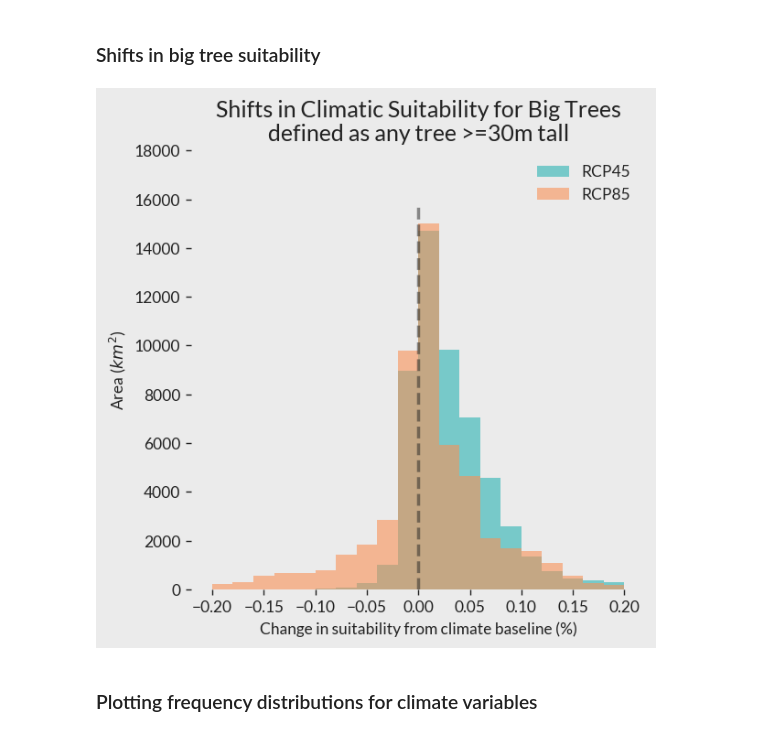
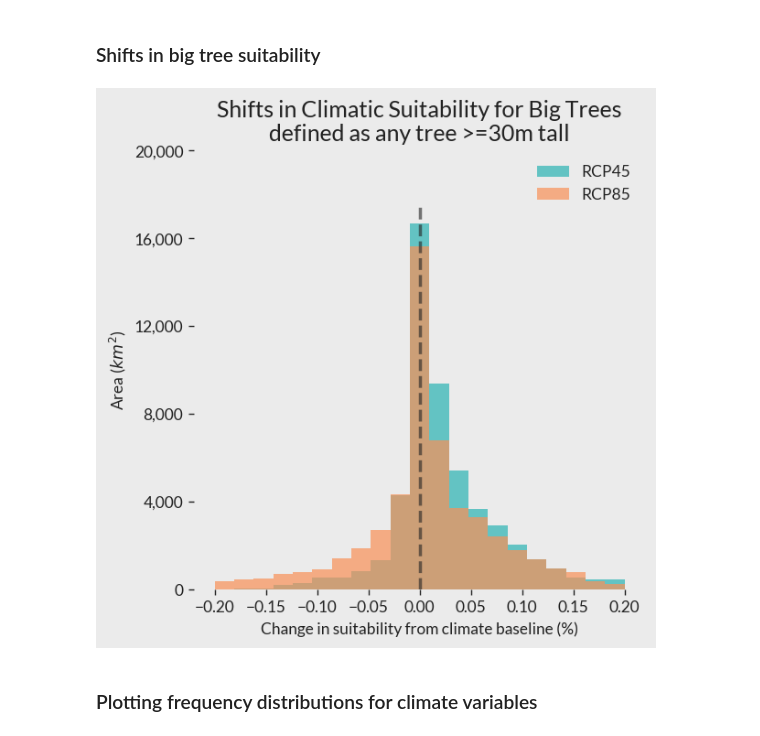
Before and after one commit to forestobservatory/cfo-big-trees, a Jupyter notebook: notebooks/ModelClimateScenarios.ipynb, the cells around one changed output. Saved outputs shown, nothing was run; the diff lists cells and outputs as text; code cells hidden in the pictures.

```diff
--- a/notebooks/ModelClimateScenarios.ipynb
+++ b/notebooks/ModelClimateScenarios.ipynb
@@ -148,6 +149,6 @@ Bias AUC score: 0.987
 # %%
 # apply the model to visualize
-rerun = True
+rerun = False
 bias_raster = join(models, "bias_raster.tif")
 if rerun:
     ela.apply_model_to_rasters(bias_model, [disturbanceMgmt, disturbanceFire], bias_raster)
@@ -169,7 +174,7 @@ kfold = model_selection.StratifiedKFold(n_folds)
 for fold, (train, test) in enumerate(kfold.split(x, y)):
     xtrain, xtest = x[train], x[test]
     ytrain, ytest = y[train], y[test]
-    model = ela.MaxentModel()
+    model = ela.MaxentModel(use_sklearn=True, convergence_tolerance=1e-5)
     model.fit(xtrain, ytrain)
     ypred = model.predict(xtest)
     auc = metrics.roc_auc_score(ytest, ypred)
@@ -189,0 +195,15 @@ Fold 4 AUC: 0.821
+# %%
+# checkerboard split using a 10km grid
+sampled["presence"] = 0
+sampled["presence"][sampled["canopyHeight"] > big_thresh] = 1
+train, test = ela.checkerboard_split(sampled, grid_size=10_000)
+xtrain = train[climateVars].to_numpy()
+xtest = test[climateVars].to_numpy()
+ytrain = train['presence'].astype('uint8').to_numpy().flatten()
+ytest = test['presence'].astype('uint8').to_numpy().flatten()
+
+model = ela.MaxentModel(use_sklearn=True, convergence_tolerance=1e-5)
+model.fit(xtrain, ytrain)
+ypred = model.predict(xtest)
+auc = metrics.roc_auc_score(ytest, ypred)
+print(f"Test AUC: {auc:0.3f}")
@@ -215,9 +250,9 @@ if rerun:
         rcp45_raster = join(models, f"ecoregion_model_rcp45_{fold}.tif")
         rcp85_raster = join(models, f"ecoregion_model_rcp85_{fold}.tif")
 
-        ela.apply_model_to_rasters(model, climate2006, current_raster)
-        ela.apply_model_to_rasters(model, climatercp45, rcp45_raster)
-        ela.apply_model_to_rasters(model, climatercp85, rcp85_raster)
+        ela.apply_model_to_rasters(model, climate2006, current_raster, quiet=True)
+        ela.apply_model_to_rasters(model, climatercp45, rcp45_raster, quiet=True)
+        ela.apply_model_to_rasters(model, climatercp85, rcp85_raster, quiet=True)
 
         # read the data into memory
         with rio.open(current_raster, 'r') as c, rio.open(rcp45_raster, 'r') as r45, rio.open(rcp85_raster, 'r') as r85:
@@ -265,34 +300,37 @@ if rerun:
 # %%
 ecoregion = gpd.read_file(sierra)
 poly = ecoregion.iloc[0].geometry
 with rio.open(rcp45_change_path, 'r') as r45, rio.open(rcp85_change_path, 'r',) as r85:
     c45 = ela.geo.read_raster_from_polygon(r45, poly)
     c85 = ela.geo.read_raster_from_polygon(r85, poly)
+    c45 = c45[c45.mask == False]
+    c85 = c85[c85.mask == False]
 
 rng = (-0.2, 0.2)
-bins = 20
+bins = 21
 
-plt.hist(c45[c45.mask == False], bins=bins, range=rng, label='RCP45', alpha=0.6)
-plt.hist(c85[c85.mask == False], bins=bins, range=rng, label='RCP85', alpha=0.6)
+plt.hist(c45, bins=bins, range=rng, label='RCP45', alpha=0.7)
+plt.hist(c85, bins=bins, range=rng, label='RCP85', alpha=0.7)
 ylim = plt.ylim()
-plt.plot((0,0), ylim, linestyle='--', linewidth=2, color='#222222', alpha=0.5)
+plt.plot((0,0), ylim, linestyle='--', linewidth=2, color='#222222', alpha=0.6)
 
 # convert pixel counts to km2
 area_scaler = 4 # 2x2 km pixels
 pos, labels = plt.yticks()
 km2 = pos * area_scaler
-plt.yticks(pos, km2.astype(np.int16))
+area_labels = [f"{km:,}" for km in km2.astype(np.int16)]
+plt.yticks(pos, area_labels)
 
 plt.xlabel("Change in suitability from climate baseline (%)")
 plt.ylabel("Area ($km^2$)")
 plt.title(f"Shifts in Climatic Suitability for Big Trees\ndefined as any tree >={big_thresh}m tall")
 plt.legend()
 plt.tight_layout()
 
 outfile = join(plots, "climate-suitability-change-ecoregion.png")
 plt.savefig(outfile, dpi=300)
 # %% [output]
-[figure, old version]
+[figure, new version]
 # %% [markdown]
 ### Plotting frequency distributions for climate variables
 # %%
```
Also changed, not shown: parts of 20 cells of this notebook, 2 other files.
